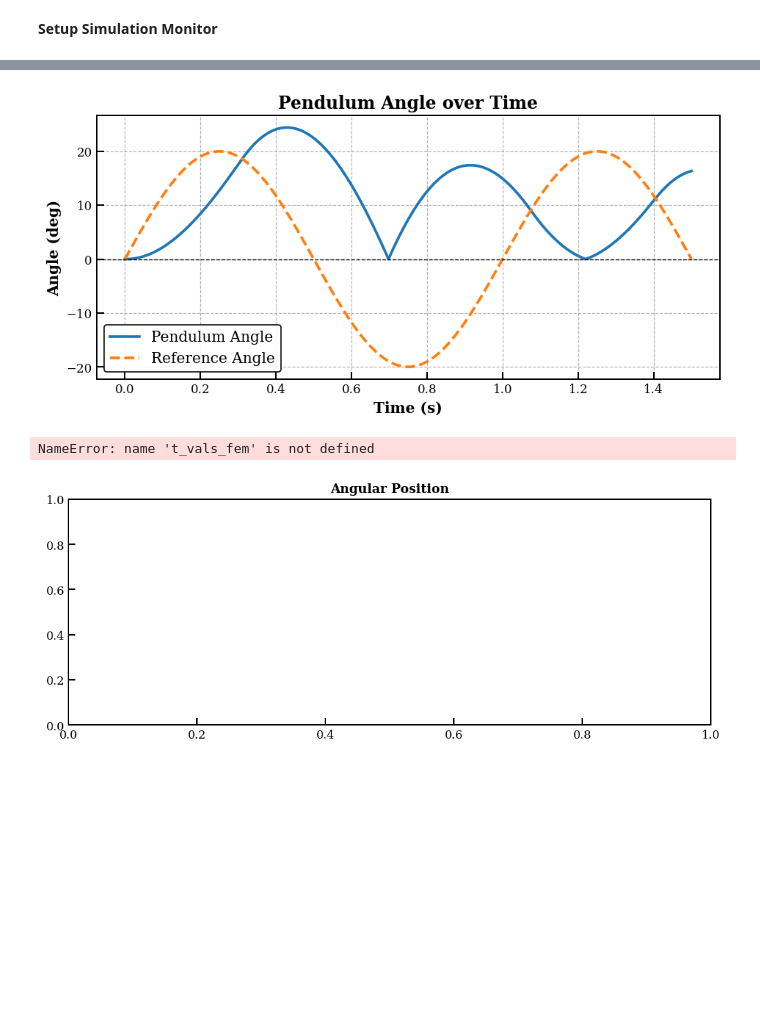
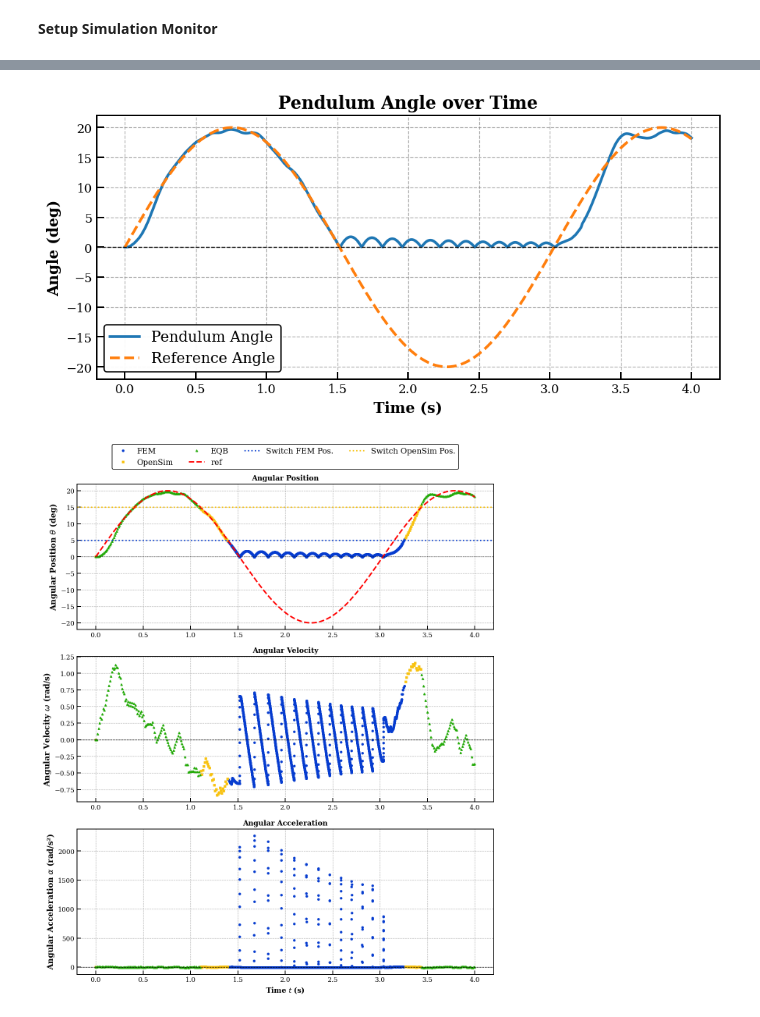
Before and after one commit to FlorianFrech/SystemSimulation, a Jupyter notebook: demos/ControlledPendulum/verification_master_wall.ipynb, the cells around one changed output, grey strips where cells are left out. Cells and saved outputs as stored; diff of their text form; code cells hidden in the pictures; blank space fills up the shorter version.

Commit message:
Update: Controlled Pendulum Master With Wall Contact

```diff
--- a/demos/ControlledPendulum/verification_master_wall.ipynb
+++ b/demos/ControlledPendulum/verification_master_wall.ipynb
@@ -72,8 +72,6 @@ sensor_state
   Output: alpha <- Inputs: ['torque']
   Output: omega <- Inputs: []
   Output: q <- Inputs: []
-# %%
-ref.parameters['frequency'].start = 0.5
 # %%
 from MyModels.FEM.fem_pendulum import FEMPendulum
 import MyModels.FEM.pendulum_config as config
@@ -98,8 +96,8 @@ mat_params.nu_pendulum = 0.3  # Poisson's ratio for the pendulum
 mat_params.rho_pendulum = 2700  # Density for the pendulum
 
 sim_params = config.SimulationParameters()
-sim_params.tau = 0.001
-sim_params.t_end = 1.5
+sim_params.tau = 0.01
+sim_params.t_end = 4
 sim_params.with_contact = True
 sim_params.use_gravity = True
 
@@ -124,7 +122,7 @@ pendulum = MasterPendulum(
     fmu_comp=eqb_pendulum
 )
 
-pendulum = pendulum_wall
+#pendulum = pendulum_wall
 #pendulum = fem_pendulum
 
 t = 0.0
@@ -195,13 +183,10 @@ visualizer.save("figures/demo-2-8_syssimx_system_graph.svg")
 # %% [markdown]
 **Setup Simulation Monitor**
 # %%
-pid.set_parameters(Ti=0.001, Td=0.6, k=10)
-ref.set_parameters(frequency=1.0)
+pid.set_parameters(Ti=0.01, Td=0.8, k=10)
+ref.set_parameters(frequency=0.33)
 
 system.initialize(t, t_end=t_end)
-
-if hasattr(pendulum, 'setup_monitoring'):
-    pendulum.setup_monitoring()
-if hasattr(pendulum, 'display_monitoring'):
-    pendulum.display_monitoring()
+pendulum.setup_monitoring()
+pendulum.display_monitoring()
 # %% [output]
@@ -277,7 +253,7 @@ plt.grid(which='both')
 plt.legend()
 plt.tight_layout()
 # %% [output]
-[figure, old version]
+[figure, new version]
 # %%
 marker_size = 3
 fem_style = {'color': "#063ccf", 'linestyle': 'None', 'marker': 'o', 'markersize': marker_size, 'linewidth': 3.5}  # Deep blue
@@ -290,42 +266,38 @@ plt.figure(figsize=(10, 12))
 plt.subplot(3,1,1).set_title("Angular Position", **fontdict)
 plt.plot(t_vals_fem, np.rad2deg(q_vals_fem), label="FEM", **fem_style)
 plt.plot(t_vals_os, np.rad2deg(q_vals_os), label="OpenSim", **opensim_style)
 plt.plot(t_vals_eqb, np.rad2deg(q_vals_eqb), label="EQB", **eqb_style)
 plt.plot(t_vals_ref, np.rad2deg(q_vals_ref), label="ref", color='red', linestyle='--')
-plt.axhline(5, color='g', linestyle=':', label='Switch FEM Pos.', linewidth=2)
-plt.axhline(0, color='k', linestyle='--', linewidth=0.8)
+plt.axhline(5, color=fem_style['color'], linestyle=':', label='Switch FEM Pos.', linewidth=2)
+plt.axhline(0, color='k', linestyle=':', linewidth=0.8)
+plt.axhline(15, color=opensim_style['color'], linestyle=':', label='Switch OpenSim Pos.', linewidth=2)
 plt.ylabel(r"Angular Position $\theta$ (deg)", fontweight='bold')
-#plt.xlim((0.9, 1.1))
-plt.ylim((-2, 20))
 plt.grid(which='both')
 plt.legend(loc='upper center', bbox_to_anchor=(0.5, 1.3), ncol=4)
 
 
 plt.subplot(3,1,2).set_title("Angular Velocity", **fontdict)
 plt.plot(t_vals_fem, omega_vals_fem, label="FEM", **fem_style)
 plt.plot(t_vals_os, omega_vals_os, label="OpenSim", **opensim_style)
 plt.plot(t_vals_eqb, omega_vals_eqb, label="EQB", **eqb_style)
 plt.axhline(0, color='k', linestyle='--', linewidth=0.8)
 plt.ylabel(r"Angular Velocity $\omega$ (rad/s)", fontweight='bold')
-plt.xlim((0.9, 1.1))
 plt.grid(which='both')
 
 plt.subplot(3,1,3).set_title("Angular Acceleration", **fontdict)
 plt.plot(t_vals_fem[:-1], alpha_vals_fem[:-1], label="FEM", **fem_style)
 plt.plot(t_vals_os, alpha_vals_os, label="OpenSim", **opensim_style)
 plt.plot(t_vals_eqb, alpha_vals_eqb, label="EQB", **eqb_style)
 plt.axhline(0, color='k', linestyle='--', linewidth=0.8)
 plt.ylabel(r"Angular Acceleration $\alpha$ (rad/s²)", fontweight='bold')
-plt.xlim((0.9, 1.1))
 plt.grid(which='both')
 
 plt.xlabel("Time $t$ (s)", **fontdict)
 plt.tight_layout()
-#plt.savefig("figures/System_MasterPendulum.svg")
+plt.savefig("figures/System_MasterPendulum_Impact.svg")
 plt.show()
 # %% [output]
-NameError: name 't_vals_fem' is not defined
-[figure, old version]
+[figure, new version]
 # %%
 import tabulate
 import pandas as pd
```
Also changed, not shown: parts of 7 cells of this notebook, 9 other files.
